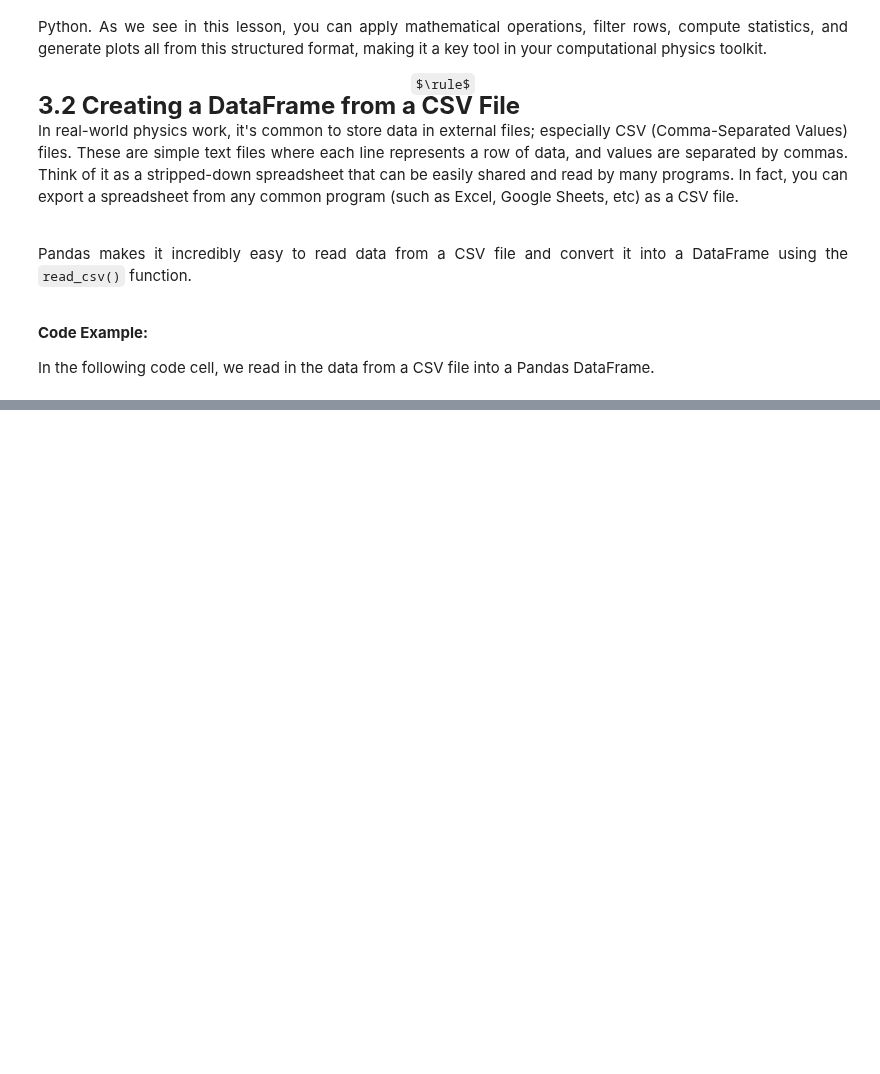
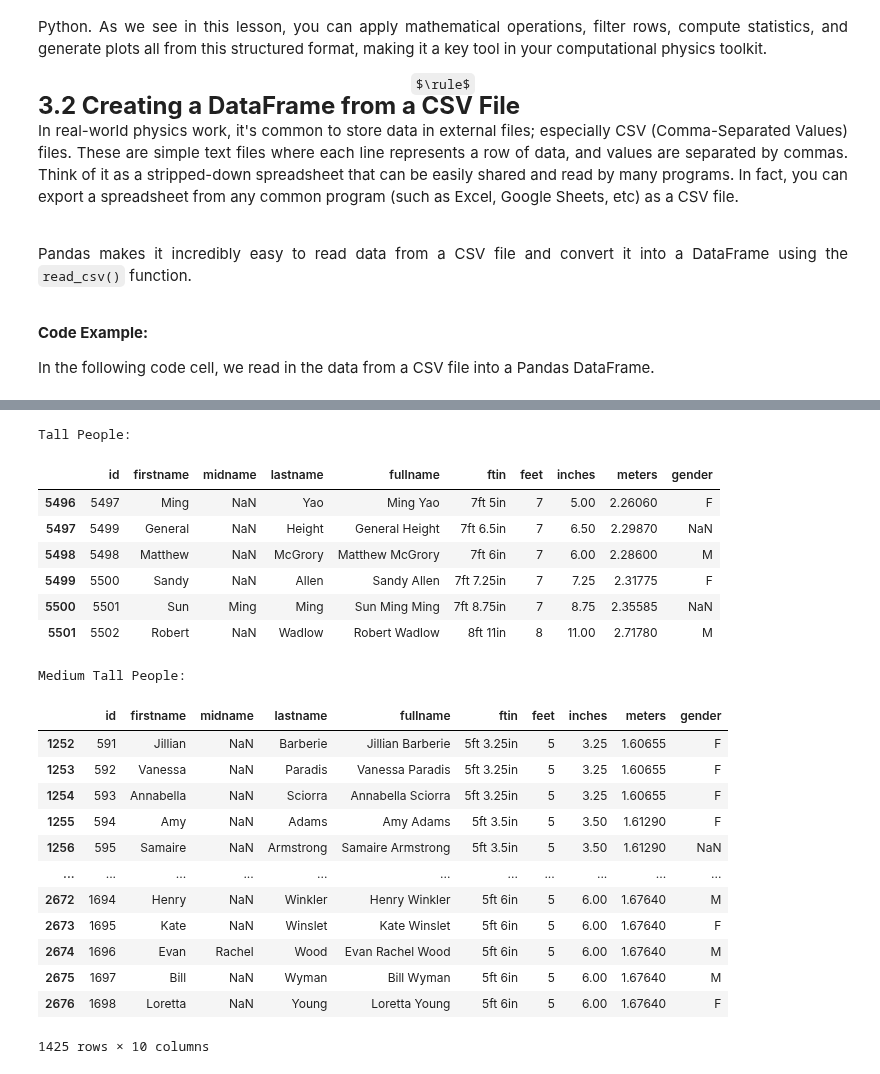
Before and after one commit to dr-bankert-augustana/PHYS_200, a Jupyter notebook: Lessons/Module_1/PHYS_200_Lesson_1_4.ipynb, the cells around one changed output, grey strips where cells are left out. Drawn from its saved outputs; the diff is of its cells as text; code cells hidden in the pictures; some formulas as TeX source; blank space fills up the shorter version.

```diff
--- a/Lessons/Module_1/PHYS_200_Lesson_1_4.ipynb
+++ b/Lessons/Module_1/PHYS_200_Lesson_1_4.ipynb
@@ -185,0 +568,42 @@ HTTPError: HTTP Error 404: Not Found
+# %%
+# Create a subset of people who are over 2.2 meters tall:
+
+tall_people = celebrity_height_df[celebrity_height_df['meters'] > 2.2]
+
+# Display the subset data:
+
+print("Tall People:")
+display(tall_people)
+print()
+
+# Create a subset of people who are between 1.6 and 1.7 meters tall:
+
+medium_tall_people = celebrity_height_df[(celebrity_height_df['meters'] > 1.6) & (celebrity_height_df['meters'] < 1.7)]
+
+# Display the subset data:
+
+print("Medium Tall People:")
+display(medium_tall_people)
+# %% [output]
+Tall People:
+|  | id | firstname | midname | lastname | fullname | ftin | feet | inches | meters | gender |
+| 5496 | 5497 | Ming | NaN | Yao | Ming Yao | 7ft 5in | 7 | 5.00 | 2.26060 | F |
+| 5497 | 5499 | General | NaN | Height | General Height | 7ft 6.5in | 7 | 6.50 | 2.29870 | NaN |
+| 5498 | 5498 | Matthew | NaN | McGrory | Matthew McGrory | 7ft 6in | 7 | 6.00 | 2.28600 | M |
+| 5499 | 5500 | Sandy | NaN | Allen | Sandy Allen | 7ft 7.25in | 7 | 7.25 | 2.31775 | F |
+| 5500 | 5501 | Sun | Ming | Ming | Sun Ming Ming | 7ft 8.75in | 7 | 8.75 | 2.35585 | NaN |
+| 5501 | 5502 | Robert | NaN | Wadlow | Robert Wadlow | 8ft 11in | 8 | 11.00 | 2.71780 | M |
+Medium Tall People:
+|  | id | firstname | midname | lastname | fullname | ftin | feet | inches | meters | gender |
+| 1252 | 591 | Jillian | NaN | Barberie | Jillian Barberie | 5ft 3.25in | 5 | 3.25 | 1.60655 | F |
+| 1253 | 592 | Vanessa | NaN | Paradis | Vanessa Paradis | 5ft 3.25in | 5 | 3.25 | 1.60655 | F |
+| 1254 | 593 | Annabella | NaN | Sciorra | Annabella Sciorra | 5ft 3.25in | 5 | 3.25 | 1.60655 | F |
+| 1255 | 594 | Amy | NaN | Adams | Amy Adams | 5ft 3.5in | 5 | 3.50 | 1.61290 | F |
+| 1256 | 595 | Samaire | NaN | Armstrong | Samaire Armstrong | 5ft 3.5in | 5 | 3.50 | 1.61290 | NaN |
+| ... | ... | ... | ... | ... | ... | ... | ... | ... | ... | ... |
+| 2672 | 1694 | Henry | NaN | Winkler | Henry Winkler | 5ft 6in | 5 | 6.00 | 1.67640 | M |
+| 2673 | 1695 | Kate | NaN | Winslet | Kate Winslet | 5ft 6in | 5 | 6.00 | 1.67640 | F |
+| 2674 | 1696 | Evan | Rachel | Wood | Evan Rachel Wood | 5ft 6in | 5 | 6.00 | 1.67640 | M |
+| 2675 | 1697 | Bill | NaN | Wyman | Bill Wyman | 5ft 6in | 5 | 6.00 | 1.67640 | M |
+| 2676 | 1698 | Loretta | NaN | Young | Loretta Young | 5ft 6in | 5 | 6.00 | 1.67640 | F |
+1425 rows × 10 columns
```
Also changed, not shown: parts of 19 cells of this notebook.
